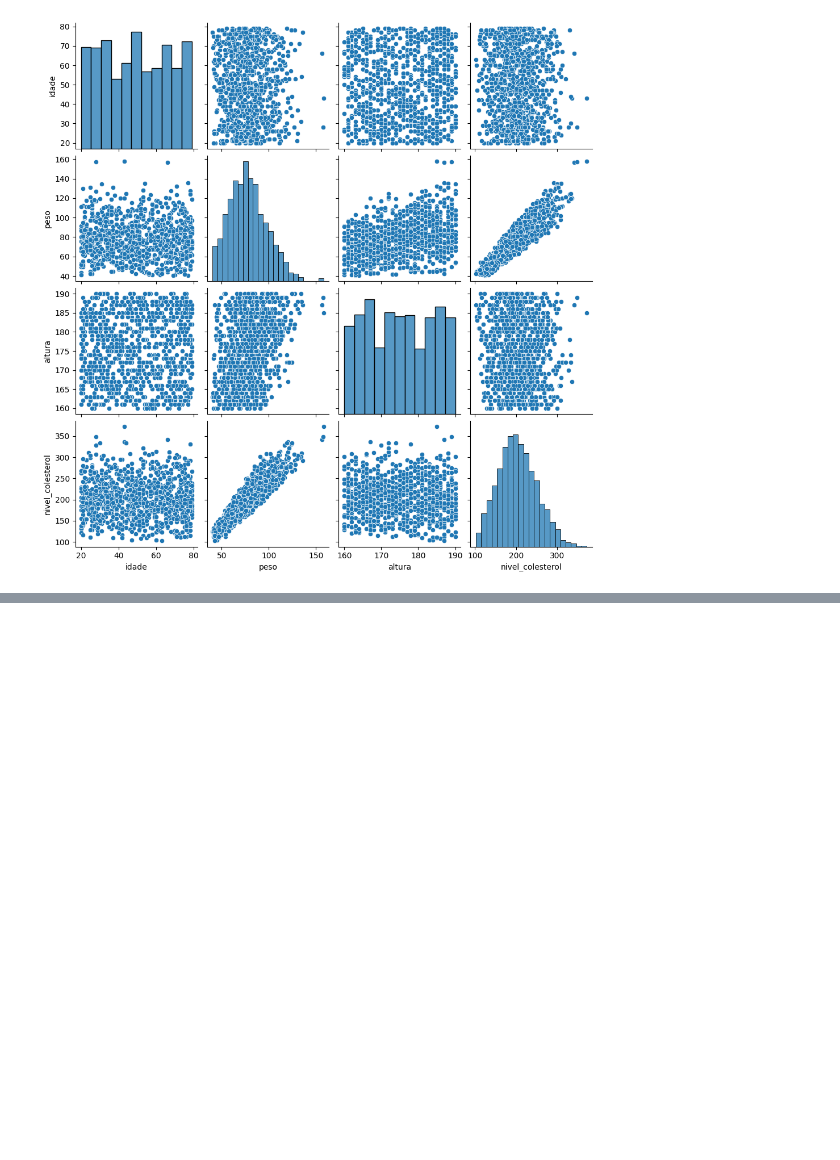
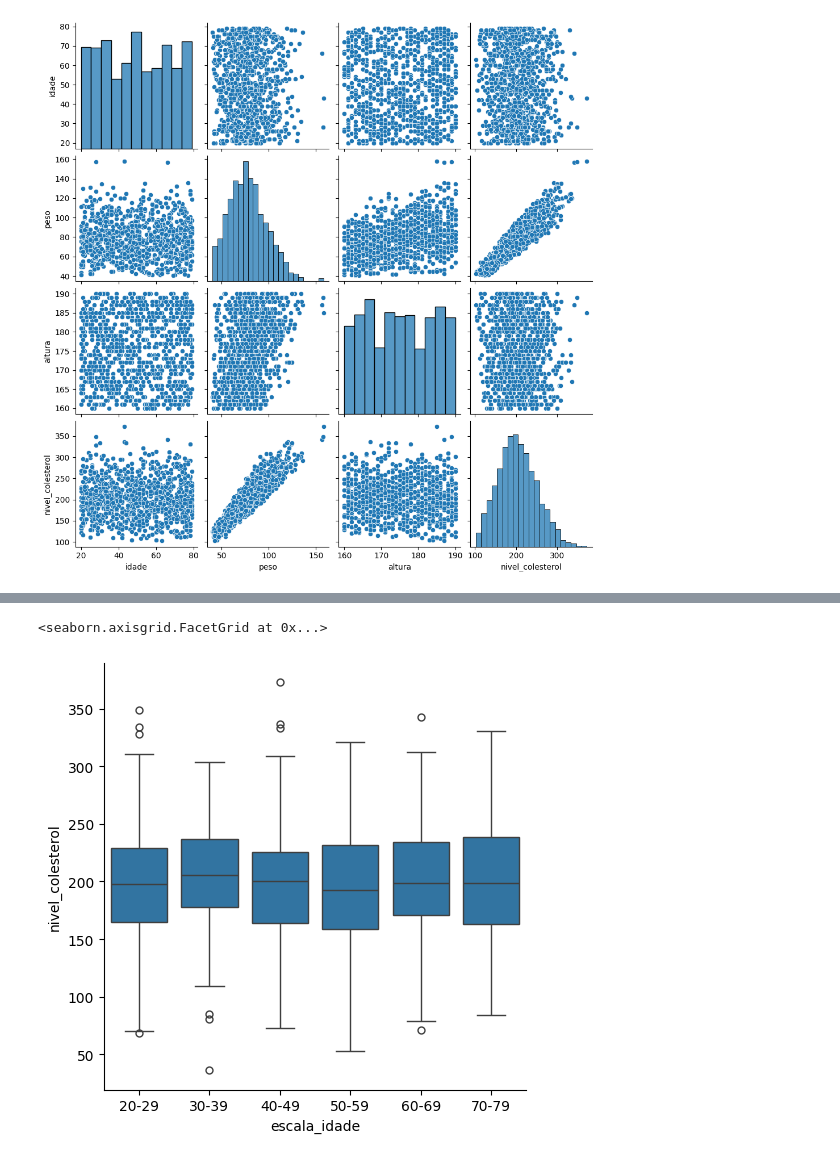
Before and after one commit to tauanbinato/machine_learning_studies, a Jupyter notebook: regressao_linear_multipla/modelo_colesterol.ipynb, the cells around one changed output, grey strips where cells are left out. Saved outputs shown, nothing was run; the diff lists cells and outputs as text; code cells hidden in the pictures; blank space fills up the shorter version.

```diff
--- a/regressao_linear_multipla/modelo_colesterol.ipynb
+++ b/regressao_linear_multipla/modelo_colesterol.ipynb
@@ -310,0 +360,6 @@ sns.pairplot(df_colesterol_eda)
+# %%
+# Bucketing (Agrupamento, Categorizar) de variáveis numéricas
+
+bins_idade = [20, 30, 40, 50, 60, 70, 80]
+labels_idade = ['20-29', '30-39', '40-49', '50-59', '60-69', '70-79']
+df_colesterol_bucketing['escala_idade'] = pd.cut(df_colesterol_bucketing['idade'], bins=bins_idade, labels=labels_idade, include_lowest=True)
@@ -310,0 +381,6 @@ sns.pairplot(df_colesterol_eda)
+# %%
+# Fazemos o boxplot para verificar a distribuição do nivel de colesterol por faixa etária
+sns.catplot(x='escala_idade', y='nivel_colesterol', kind='box', data=df_colesterol_bucketing)
+# %% [output]
+<seaborn.axisgrid.FacetGrid at 0x...>
+[figure, added]
```
Also changed, not shown: parts of 46 cells of this notebook, 3 other files.
